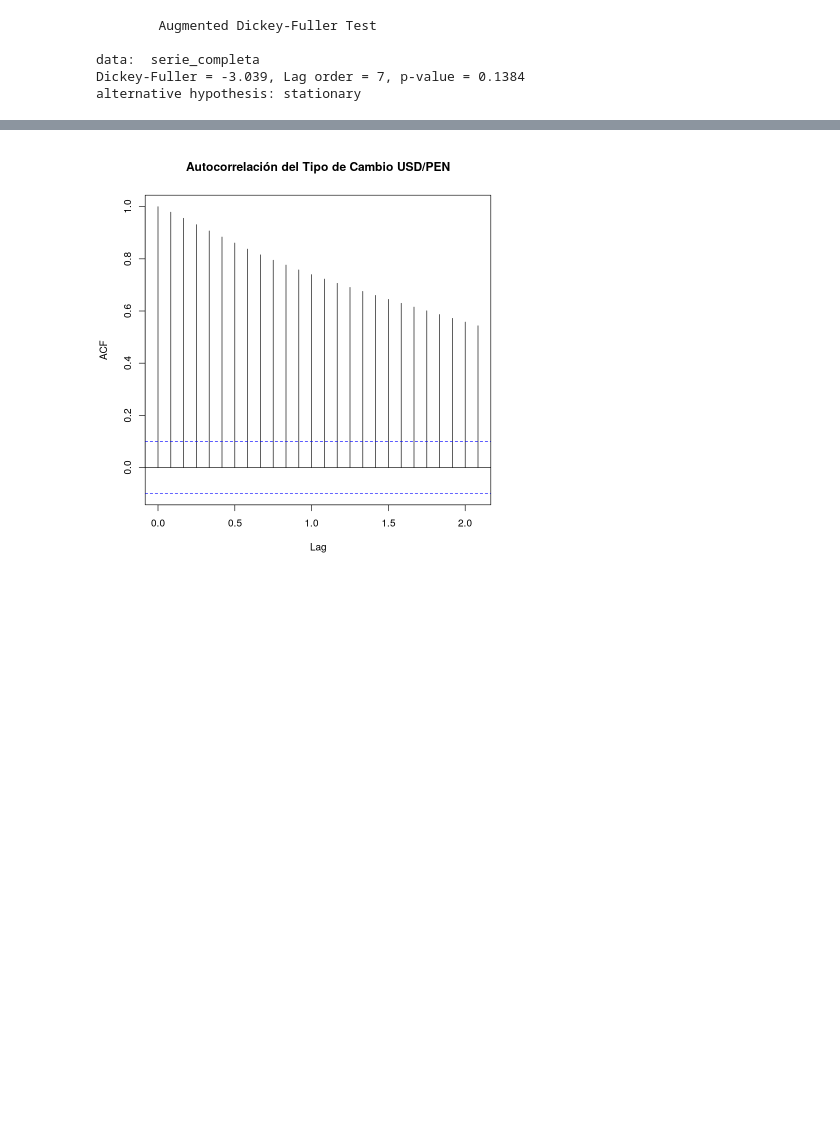
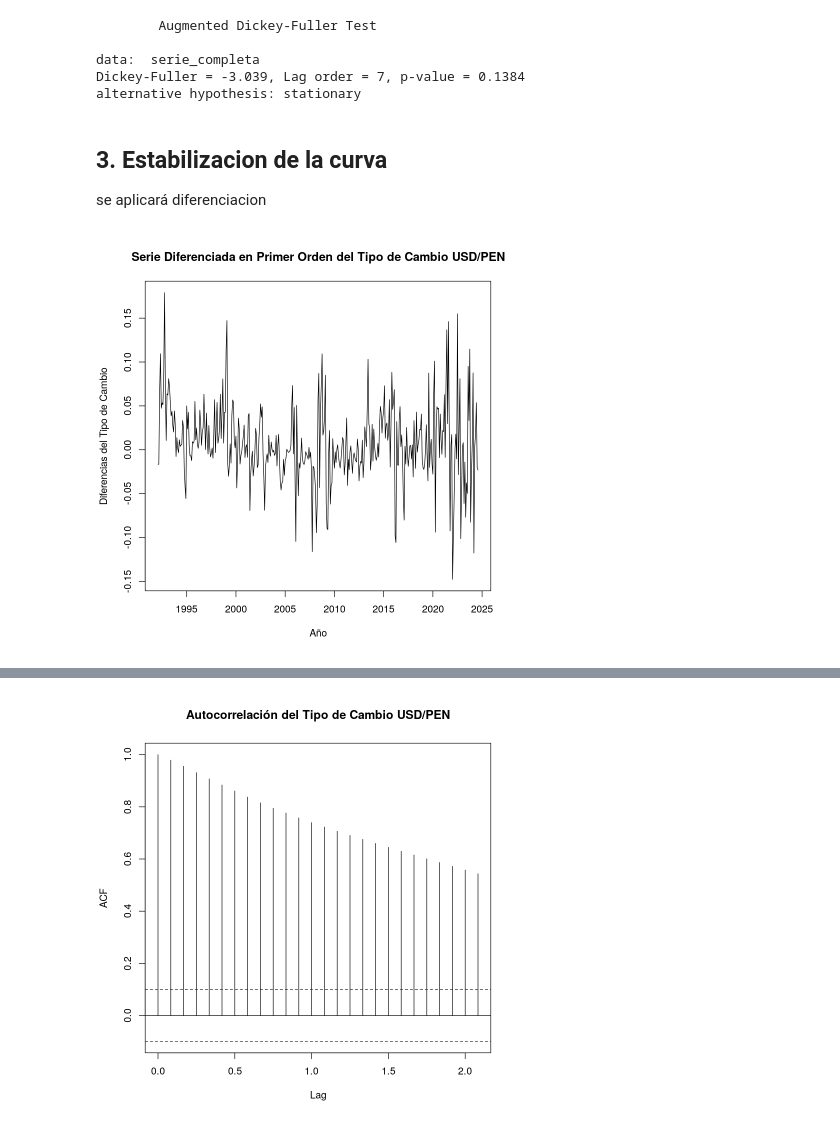
Before and after one commit to gdelgador/devcontainers-rstudio, a Jupyter notebook: actividad2/actividad2.ipynb, the cells around one changed output, grey strips where cells are left out. Saved outputs shown, nothing was run; the diff lists cells and outputs as text; code cells hidden in the pictures; blank space fills up the shorter version.

```diff
--- a/actividad2/actividad2.ipynb
+++ b/actividad2/actividad2.ipynb
@@ -142,3 +138,16 @@ print(adf_test)
 data:  serie_completa
 Dickey-Fuller = -3.039, Lag order = 7, p-value = 0.1384
 alternative hypothesis: stationary
+# %% [markdown]
+## 3. Estabilizacion de la curva
+
+se aplicará diferenciacion
+# %%
+# Aplicar diferenciación en primer orden
+serie_diferenciada <- diff(serie_completa, differences = 1)
+
+# Graficar la serie diferenciada
+plot(serie_diferenciada, main = "Serie Diferenciada en Primer Orden del Tipo de Cambio USD/PEN",
+    ylab = "Diferencias del Tipo de Cambio", xlab = "Año")
+# %% [output]
+[figure, added]
```
Also changed, not shown: parts of 26 cells of this notebook.
